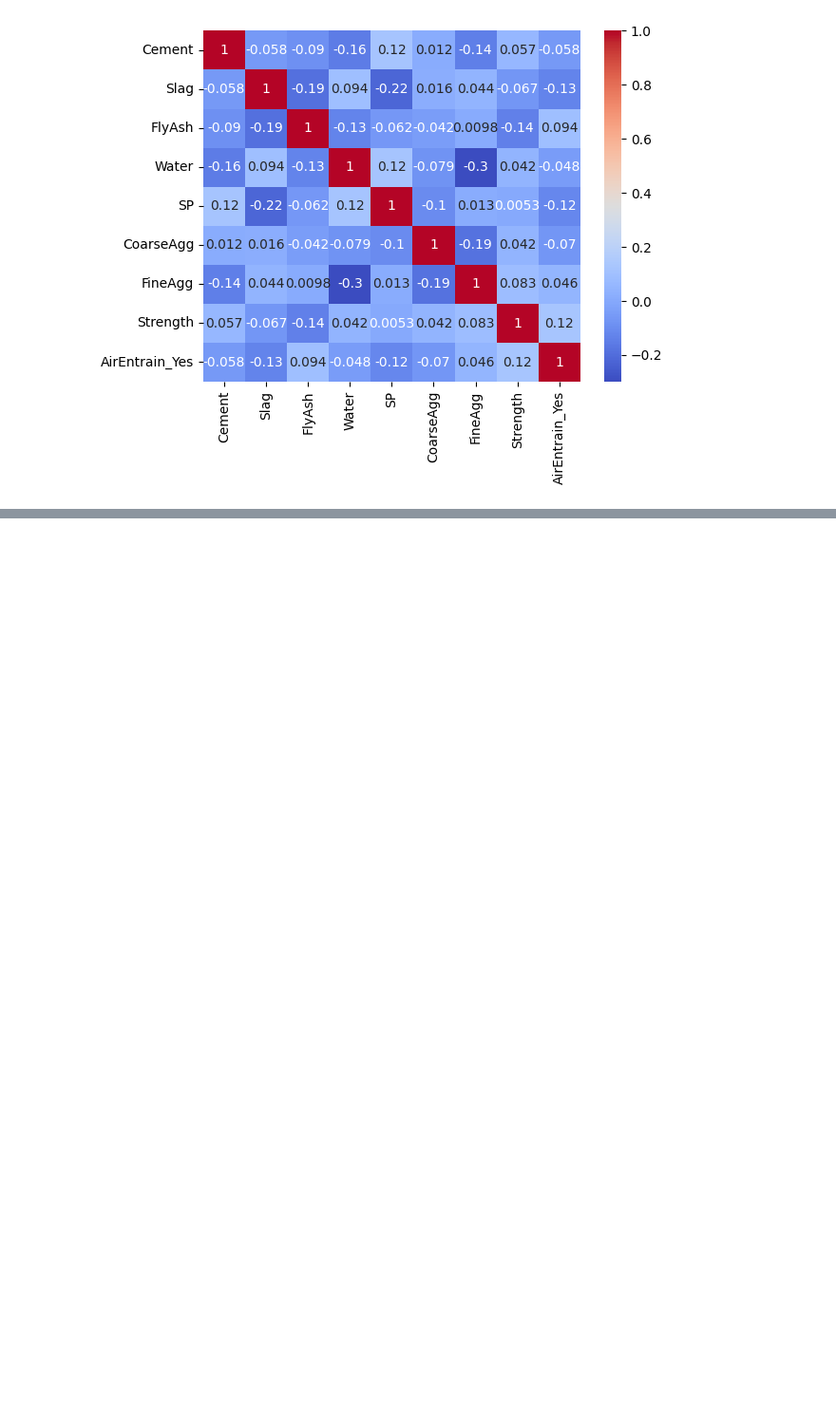
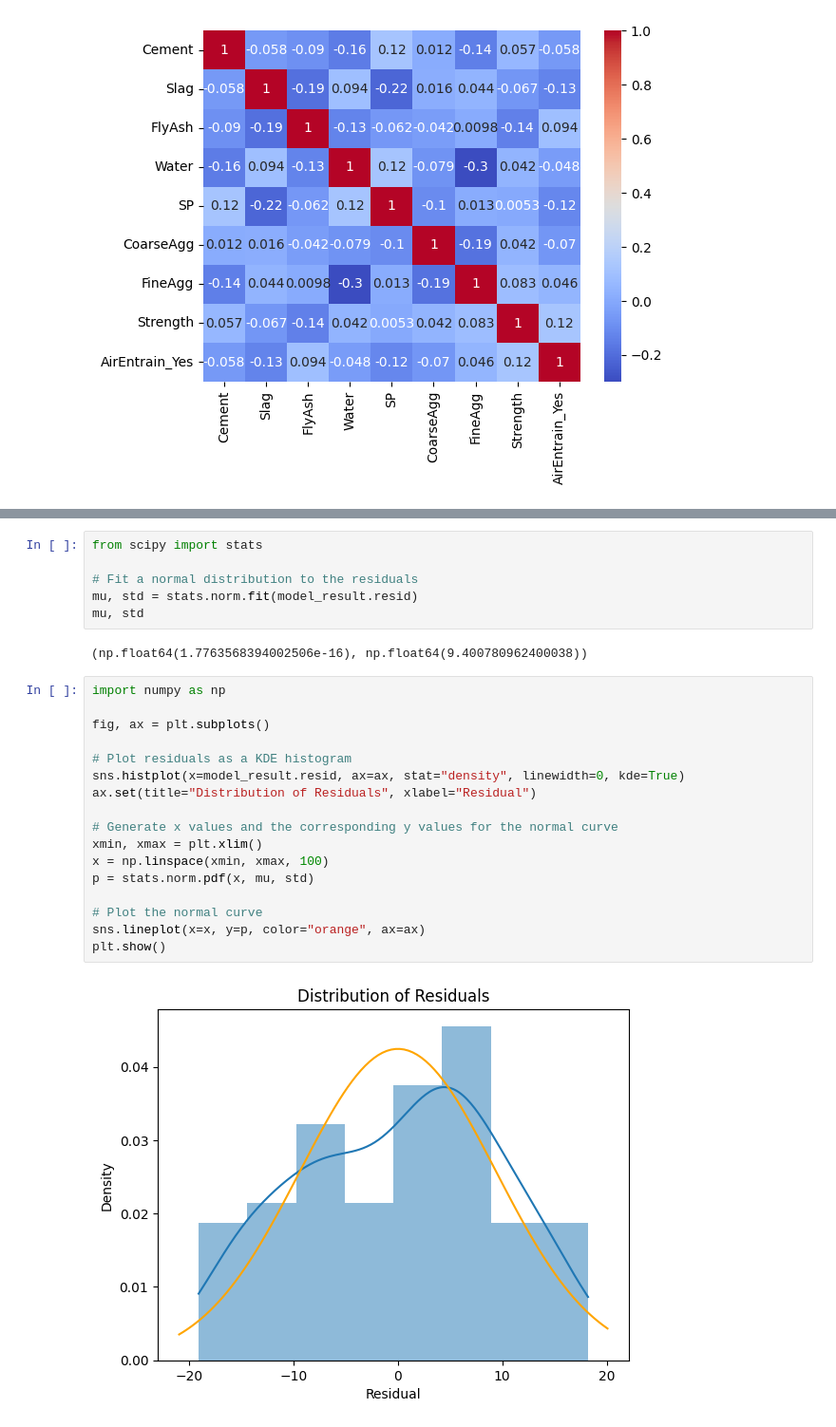
Before and after one commit to Aishaamalik/Data-Analysis-Intern, a Jupyter notebook: week_0.ipynb, the cells around one changed output, grey strips where cells are left out. Shown at 95% size. Saved outputs shown, nothing was run; the diff lists cells and outputs as text; blank space fills up the shorter version.

```diff
--- a/week_0.ipynb
+++ b/week_0.ipynb
@@ -1536,0 +1707,27 @@ sns.heatmap(cormat, annot=True, cmap="coolwarm");
+# %%
+from scipy import stats
+
+# Fit a normal distribution to the residuals
+mu, std = stats.norm.fit(model_result.resid)
+mu, std
+# %% [output]
+(np.float64(1.7763568394002506e-16), np.float64(9.400780962400038))
+# %%
+import numpy as np
+
+fig, ax = plt.subplots()
+
+# Plot residuals as a KDE histogram
+sns.histplot(x=model_result.resid, ax=ax, stat="density", linewidth=0, kde=True)
+ax.set(title="Distribution of Residuals", xlabel="Residual")
+
+# Generate x values and the corresponding y values for the normal curve
+xmin, xmax = plt.xlim()
+x = np.linspace(xmin, xmax, 100)
+p = stats.norm.pdf(x, mu, std)
+
+# Plot the normal curve
+sns.lineplot(x=x, y=p, color="orange", ax=ax)
+plt.show()
+# %% [output]
+[figure, added]
```
Also changed, not shown: parts of 46 cells of this notebook.
